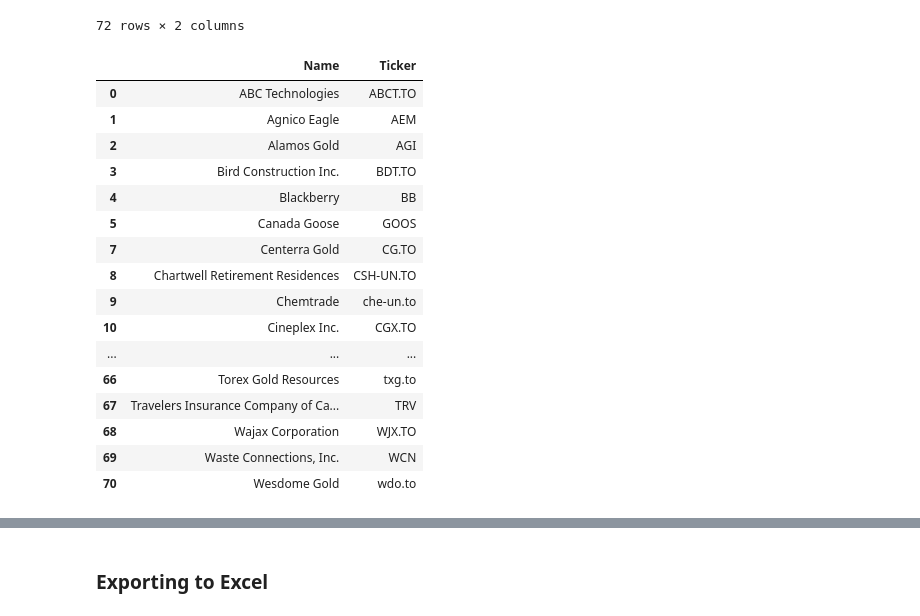
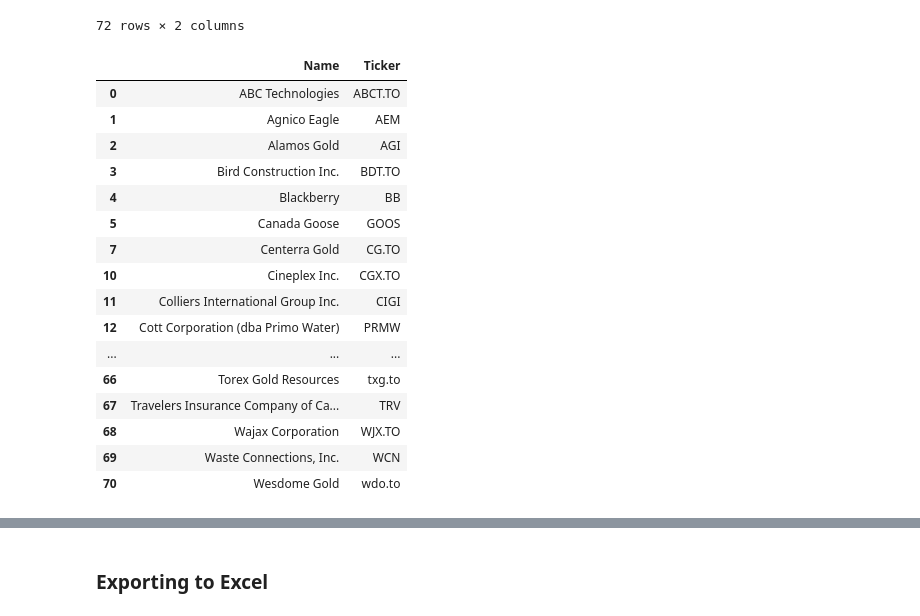
Before and after one commit to BrandonToushan/Finance, a Jupyter notebook: yFinance_Scraping.ipynb, the cells around one changed output, grey strips where cells are left out. Saved outputs shown, nothing was run; the diff lists cells and outputs as text; code cells hidden in the pictures.

```diff
--- a/yFinance_Scraping.ipynb
+++ b/yFinance_Scraping.ipynb
@@ -101,21 +118,21 @@ tickers_df
 | 71 | West Jet | westjet-stock-no-longer-listed-18... |
 72 rows × 2 columns
 # %%
-mask = (tickers_df['Ticker'].str.len() <= 10)
+mask = (tickers_df['Ticker'].str.len() <= 8)
 cleaned_tickers_df = tickers_df.loc[mask]
 cleaned_tickers_df
 # %% [output]
 |  | Name | Ticker |
 | 0 | ABC Technologies | ABCT.TO |
 | 1 | Agnico Eagle | AEM |
 | 2 | Alamos Gold | AGI |
 | 3 | Bird Construction Inc. | BDT.TO |
 | 4 | Blackberry | BB |
 | 5 | Canada Goose | GOOS |
 | 7 | Centerra Gold | CG.TO |
-| 8 | Chartwell Retirement Residences | CSH-UN.TO |
-| 9 | Chemtrade | che-un.to |
 | 10 | Cineplex Inc. | CGX.TO |
+| 11 | Colliers International Group Inc. | CIGI |
+| 12 | Cott Corporation (dba Primo Water) | PRMW |
 | ... | ... | ... |
 | 66 | Torex Gold Resources | txg.to |
 | 67 | Travelers Insurance Company of Ca... | TRV |
```
Also changed, not shown: parts of 5 cells of this notebook.
